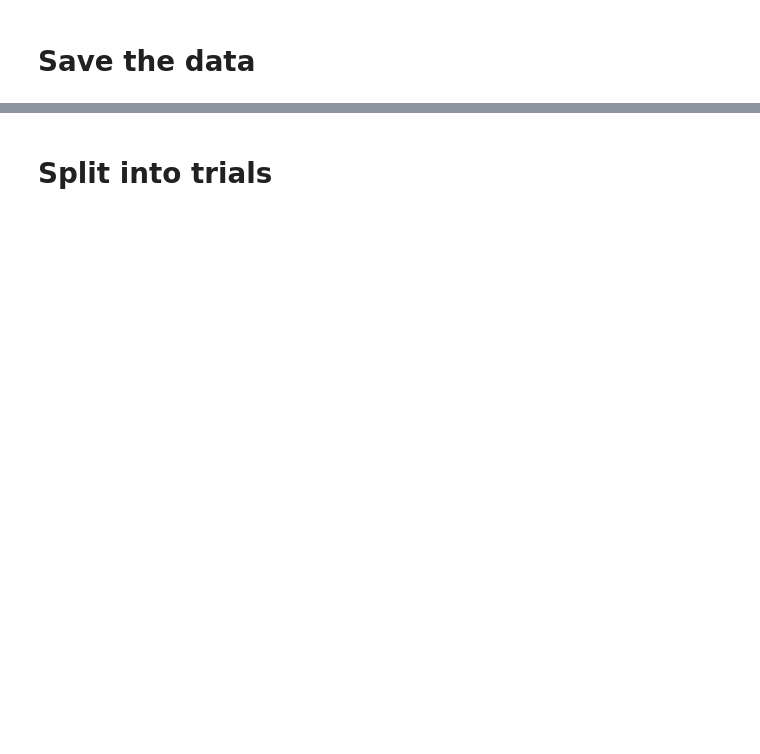
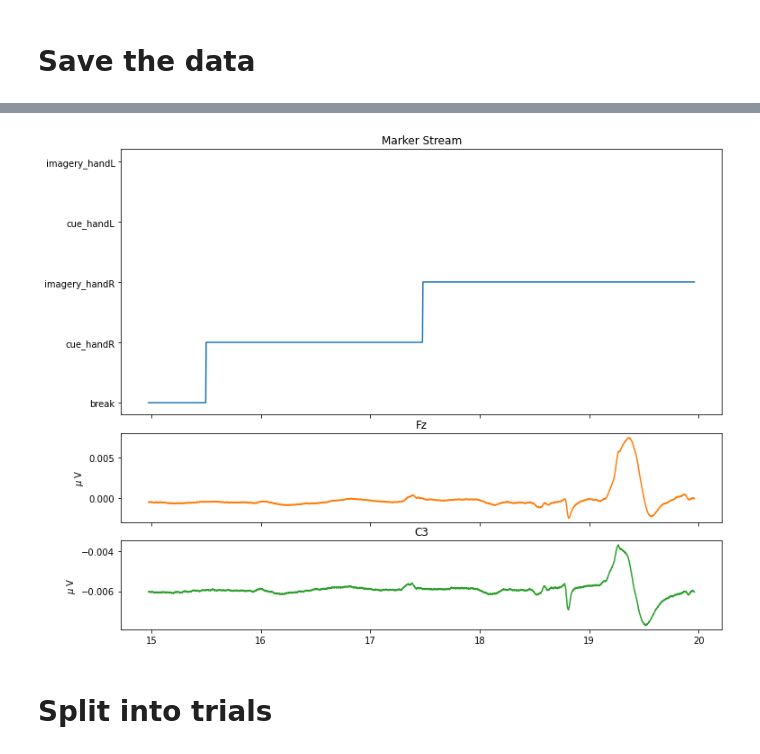
Before and after one commit to Jake-Jay/motor-imagery, a Jupyter notebook: PreprocessingFromXDF.ipynb, the cells around one changed output, grey strips where cells are left out. Saved outputs shown, nothing was run; the diff lists cells and outputs as text; code cells hidden in the pictures; blank space fills up the shorter version.

```diff
--- a/PreprocessingFromXDF.ipynb
+++ b/PreprocessingFromXDF.ipynb
@@ -336,0 +358,4 @@ np.save(DATA_DIR / f'{data_file_name}_marker_stream', eeg_notched_bp, allow_pick
+# %%
+from sklearn.decomposition import FastICA
+
+transformer = FastICA(n_components=7, random_state=0, whiten=True)
@@ -337,2 +367,6 @@ np.save(DATA_DIR / f'{data_file_name}_marker_stream', eeg_notched_bp, allow_pick
+# %%
+plot_all(relative_eeg_timestamps, event_time_series, _transformed.T, window=5, number_of_channels=2)
+# %% [output]
+[figure, added]
 # %% [markdown]
 # Split into trials
```
Also changed, not shown: parts of 22 cells of this notebook, 3 other files.
